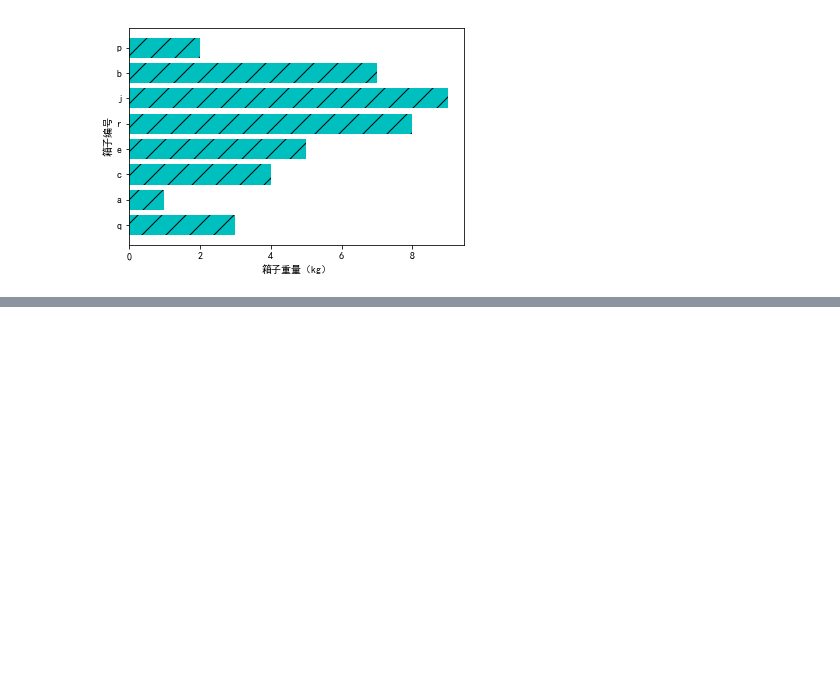
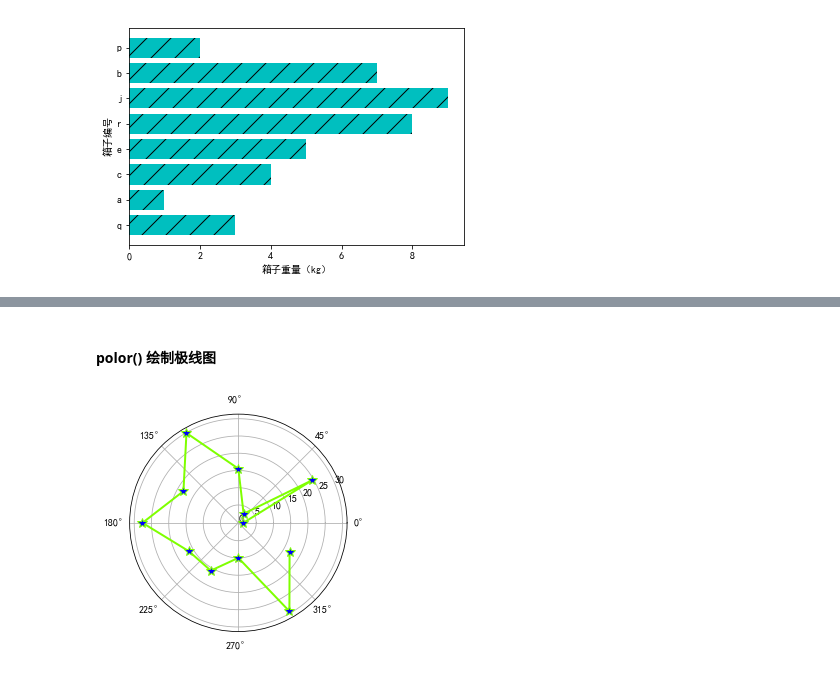
Before and after one commit to financo/ml, a Jupyter notebook: matplotlib/chapter2.ipynb, the cells around one changed output, grey strips where cells are left out. Drawn from its saved outputs; the diff is of its cells as text; code cells hidden in the pictures; blank space fills up the shorter version.

```diff
--- a/matplotlib/chapter2.ipynb
+++ b/matplotlib/chapter2.ipynb
@@ -48,0 +64,10 @@ plt.show()
+# %% [markdown]
+#### polor() 绘制极线图
+# %%
+barSlices = 12
+theta = np.linspace(0.0, 2*np.pi, barSlices, endpoint=False)
+r = 30*np.random.rand(barSlices)
+plt.polar(theta, r, color='chartreuse', linewidth=2, marker='*', mfc='b', ms=10)
+plt.show()
+# %% [output]
+[figure, added]
```
Also changed, not shown: parts of 11 cells of this notebook, 7 other files.
